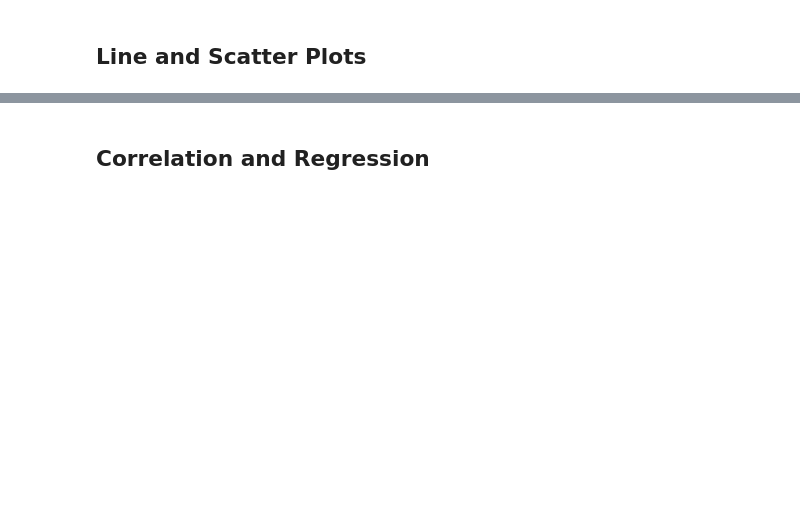
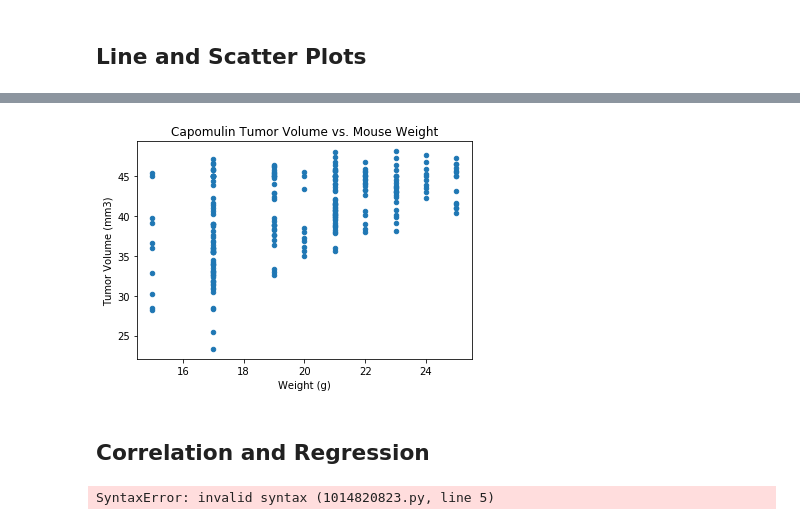
Before and after one commit to jennyalfi/DataVis-challenge, a Jupyter notebook: Pymaceuticals/pymaceuticals.ipynb, the cells around one changed output, grey strips where cells are left out. Cells and saved outputs as stored; diff of their text form; code cells hidden in the pictures; blank space fills up the shorter version.

```diff
--- a/Pymaceuticals/pymaceuticals.ipynb
+++ b/Pymaceuticals/pymaceuticals.ipynb
@@ -234,2 +363,20 @@ plt.tight_layout()
+# %%
+# Generate a scatter plot of average tumor volume vs. mouse weight for the Capomulin regimen
+#(HOW FIX THIS?)(NEED MEAN TUMOR VOL?)
+
+
+#vol_vs_weight = capomulin_df[["Weight (g)","Tumor Volume (mm3)"]]
+#vol_vs_weight = vol_vs_weight.set_index("Weight (g)")
+
+#vol_vs_weight
+
+capomulin_df.plot(kind="scatter", x="Weight (g)", y="Tumor Volume (mm3)", title="Capomulin Tumor Volume vs. Mouse Weight")
+
+
+plt.ylabel("Tumor Volume (mm3)")
+plt.show()
+#plt.tight_layout()
+# %% [output]
+[figure, added]
 # %% [markdown]
 ## Correlation and Regression
@@ -238,0 +383,18 @@ plt.tight_layout()
+# %%
+# Calculate the correlation coefficient and linear regression model
+# for mouse weight and average tumor volume for the Capomulin regimen (NEED TO DO MEAN TUMOR VOL)
+
+# Correlation
+print(f"The correlation is: {st.pearsonr(capomulin_df["Weight (g)"],capomulin_df["Tumor Volume (mm3)"])[0]}")
+
+# Regression
+pe_slope, pe_int, pe_r, pe_p, pe_std_err = stats.linregress(capomulin_df["Weight (g)"], capomulin_df["Tumor Volume (mm3)"])
+
+pe_fit = pe_slope *  capomulin_df["Weight (g)"] + pe_int
+capomulin_df.plot(kind="scatter", x="Weight (g)", y="Tumor Volume (mm3)", s=50, c="blue", alpha=0.5, marker="o")
+plt.plot(capomulin_df["Weight (g)"],pe_fit)
+
+plt.tight_layout()
+plt.show()
+# %% [output]
+SyntaxError: invalid syntax (1014820823.py, line 5)
```
Also changed, not shown: parts of 12 cells of this notebook, 1 other file.
